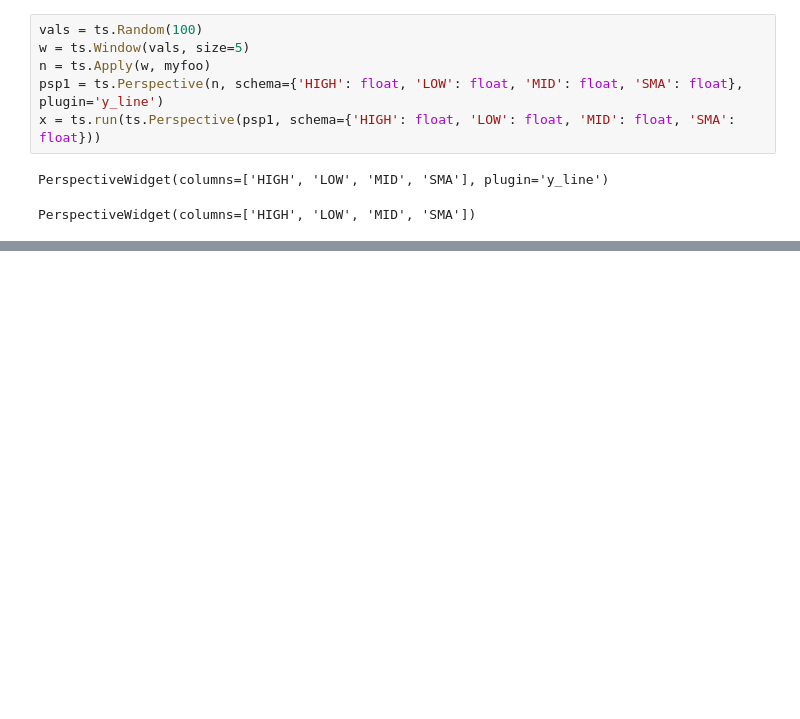
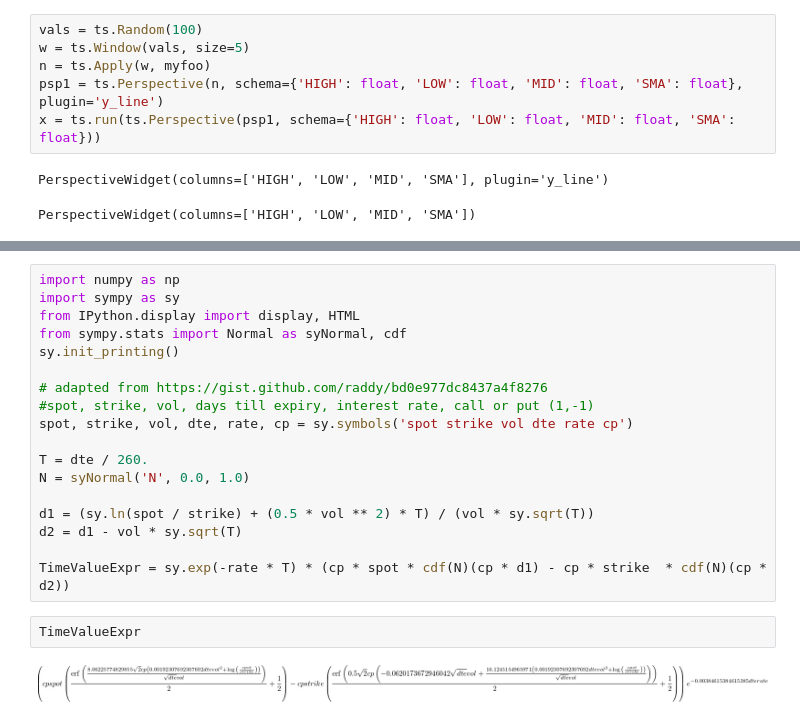
Before and after one commit to streamlet-dev/tributary, a Jupyter notebook: examples/streaming_examples.ipynb, the cells around one changed output, grey strips where cells are left out. Drawn from its saved outputs; the diff is of its cells as text; blank space fills up the shorter version.

```diff
--- a/examples/streaming_examples.ipynb
+++ b/examples/streaming_examples.ipynb
@@ -136,0 +175,22 @@ PerspectiveWidget(columns=['HIGH', 'LOW', 'MID', 'SMA'])
+# %%
+import numpy as np
+import sympy as sy
+from IPython.display import display, HTML
+from sympy.stats import Normal as syNormal, cdf
+sy.init_printing()
+
+# adapted from https://gist.github.com/raddy/bd0e977dc8437a4f8276
+#spot, strike, vol, days till expiry, interest rate, call or put (1,-1)
+spot, strike, vol, dte, rate, cp = sy.symbols('spot strike vol dte rate cp')
+
+T = dte / 260.
+N = syNormal('N', 0.0, 1.0)
+
+d1 = (sy.ln(spot / strike) + (0.5 * vol ** 2) * T) / (vol * sy.sqrt(T))
+d2 = d1 - vol * sy.sqrt(T)
+
+TimeValueExpr = sy.exp(-rate * T) * (cp * spot * cdf(N)(cp * d1) - cp * strike  * cdf(N)(cp * d2))
+# %%
+TimeValueExpr
+# %% [output]
+[figure, added]
```
Also changed, not shown: parts of 10 cells of this notebook, 18 other files.
